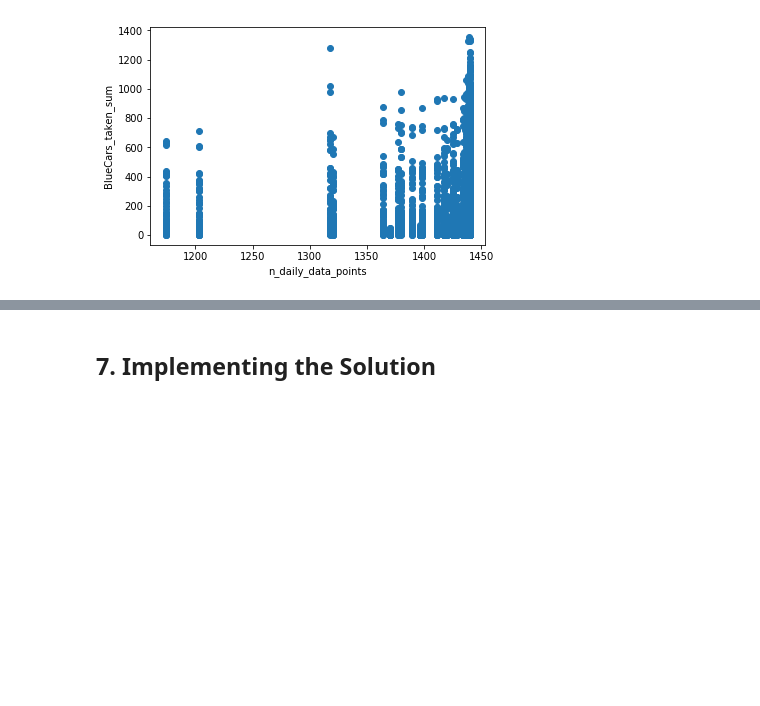
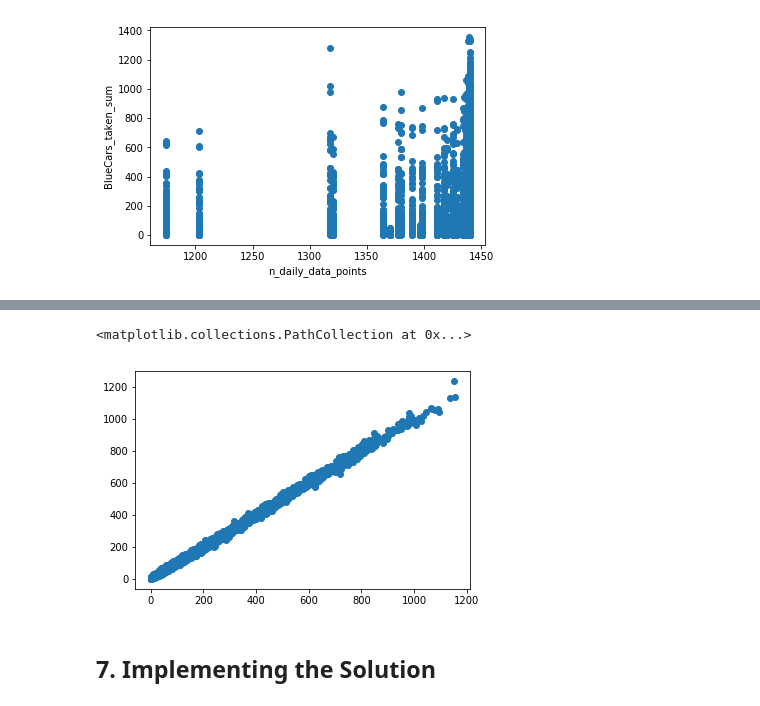
Before and after one commit to ibrahimabdike/IP_Week3_core_Ibrahim_Yahya, a Jupyter notebook: IP_Week3_core_Ibrahim_Yahya.ipynb, the cells around one changed output, grey strips where cells are left out. Drawn from its saved outputs; the diff is of its cells as text; code cells hidden in the pictures; blank space fills up the shorter version.

```diff
--- a/IP_Week3_core_Ibrahim_Yahya.ipynb
+++ b/IP_Week3_core_Ibrahim_Yahya.ipynb
@@ -474,3 +716,30 @@ plt.show()
+# %%
+X = new_autolib2[["BlueCars_returned_sum" ,"Utilib_taken_sum" ,"Utilib_returned_sum" ,"Utilib_14_taken_sum" ,"Utilib_14_returned_sum", "Slots_freed_sum" ,"Slots_taken_sum"]]
+
+y =new_autolib2[["BlueCars_taken_sum"]]
+# %%
+## Trained data is the data on which we apply the linear regression algorithm.
+# 40% of the data will go to the test data and the rest remains in the training set.
+# And finally we test that algorithm on the test data. The code for splitting is as follows
+# ---
+
+X_train, X_test, y_train, y_test = train_test_split(X, y, test_size = 0.4, random_state = 101)
+# %%
+# We then create and train the model by fitting the linear regression model on the training data.
+# ---
+lm = LinearRegression()
+results = lm.fit(X_train,y_train)
+# %%
+# Grabbing predictions off the test set and see how well it did
+# ---
+predictions = lm.predict(X_test)
+# %%
+# Then visualising the prediction
+# ---
+plt.scatter(y_test,predictions)
+# %% [output]
+<matplotlib.collections.PathCollection at 0x...>
+[figure, added]
 # %% [markdown]
 ## 7. Implementing the Solution
 # %%
```
Also changed, not shown: parts of 56 cells of this notebook.
